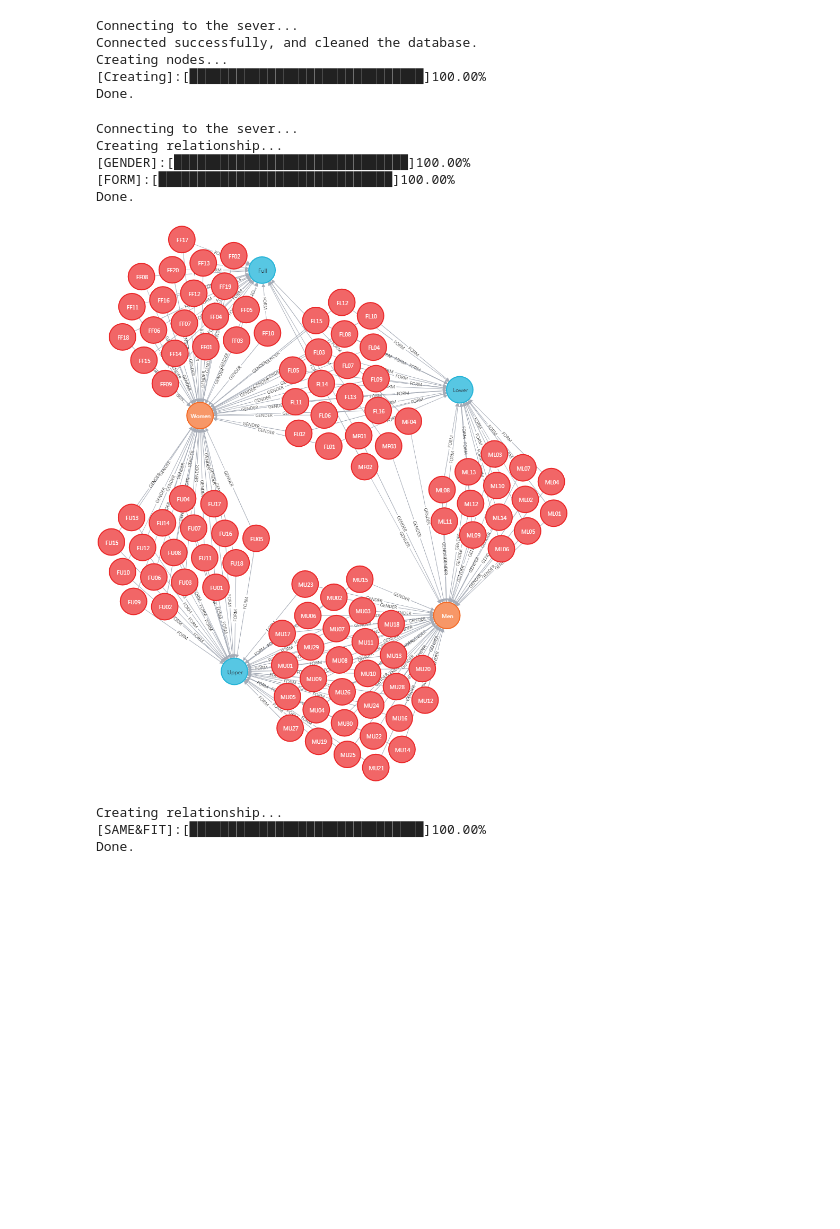
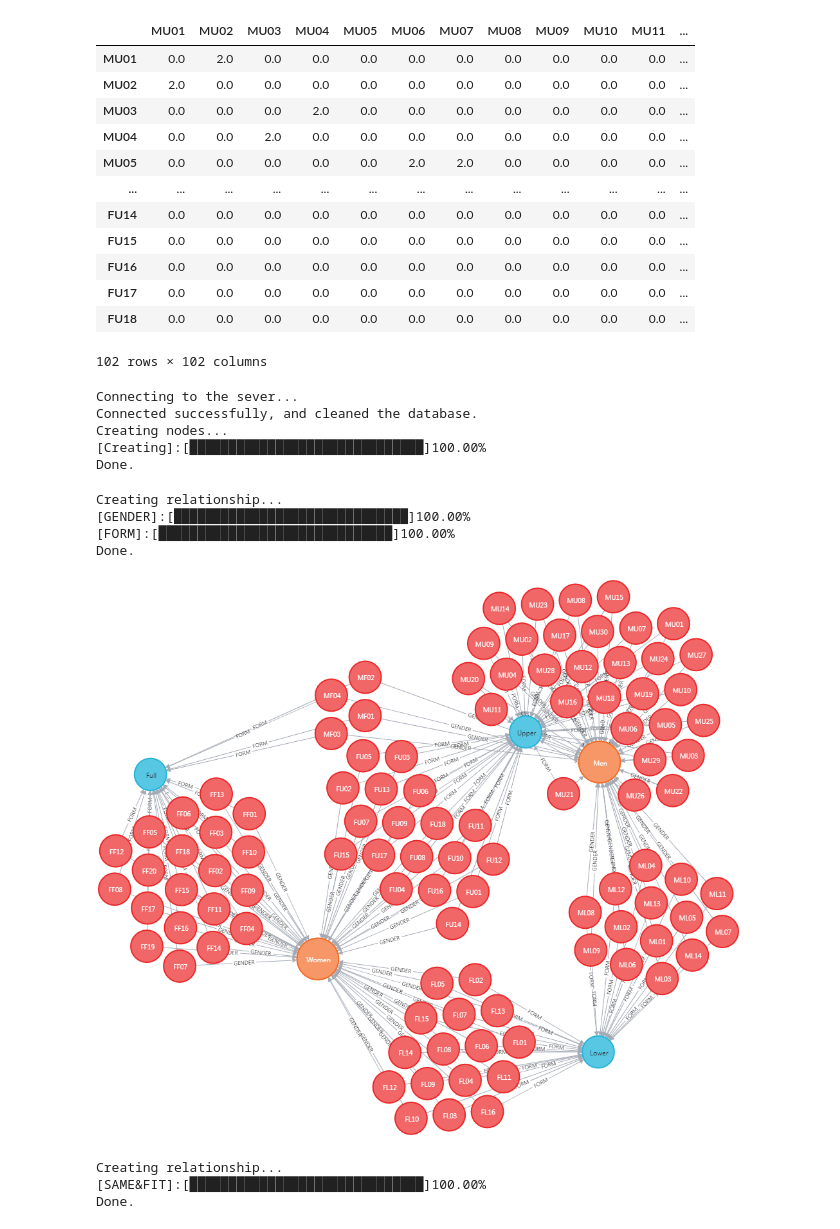
Before and after one commit to panghanwu/tibame_project, a Jupyter notebook: neo4j_import_database.ipynb, the cells around one changed output. Cells and saved outputs as stored; diff of their text form; code cells hidden in the pictures; blank space fills up the shorter version.

```diff
--- a/neo4j_import_database.ipynb
+++ b/neo4j_import_database.ipynb
@@ -23,17 +26,40 @@ Collecting neotime~=1.7.4
       Successfully uninstalled prompt-toolkit-1.0.18
 Successfully installed cryptography-3.2.1 docker-4.3.1 english-2020.7.0 monotonic-1.5 neotime-1.7.4 pansi-2020.7.3 prompt-toolkit-2.0.10 py2neo-2020.0.0 websocket-client-0.57.0
 # %%
+"""load data"""
 # login info
 info = pd.read_csv('login_info.csv', header=None)
 sever_link = info[0][0]
 pws = info[1][0]
 
-# load data
+# product info
 product_df = pd.read_csv('product_node.csv')
+# relation matrix
 relation_df = pd.read_csv('relationship_matrix.csv', index_col=0)
 
-# data preprocessing
-relation_df = relation_df.fillna(.0)  # fill None with .0
-relation_df = relation_df + relation_df.T  # diagonal symmetry
+"""Relation matrix preprocessing"""
+# fill None with .0
+relation_df = relation_df.fillna(0.0)
+
 psn = relation_df.index  # data list
 pn = len(psn)  # data size
+
+# add little fluctuation
+def fluctuate(d):
+  if d == 2.0 or d == 0.0:
+    return d
+  else:
+    r = round(random.uniform(-0.05,0.05), 3)
+    return d + r
+
+# def fluctuate(d):
+#   if d == 0:
+#     return d + 1
+
+for i in range(pn):
+  relation_df[psn[i]] = relation_df[psn[i]].apply(fluctuate)
+
+# diagonal symmetry
+relation_df = relation_df + relation_df.T
+
+product_df
@@ -40,2 +80,18 @@ pn = len(psn)  # data size
+# %%
+relation_df
+# %% [output]
+|  | MU01 | MU02 | MU03 | MU04 | MU05 | MU06 | MU07 | MU08 | MU09 | MU10 | MU11 | ... |
+| MU01 | 0.0 | 2.0 | 0.0 | 0.0 | 0.0 | 0.0 | 0.0 | 0.0 | 0.0 | 0.0 | 0.0 | ... |
+| MU02 | 2.0 | 0.0 | 0.0 | 0.0 | 0.0 | 0.0 | 0.0 | 0.0 | 0.0 | 0.0 | 0.0 | ... |
+| MU03 | 0.0 | 0.0 | 0.0 | 2.0 | 0.0 | 0.0 | 0.0 | 0.0 | 0.0 | 0.0 | 0.0 | ... |
+| MU04 | 0.0 | 0.0 | 2.0 | 0.0 | 0.0 | 0.0 | 0.0 | 0.0 | 0.0 | 0.0 | 0.0 | ... |
+| MU05 | 0.0 | 0.0 | 0.0 | 0.0 | 0.0 | 2.0 | 2.0 | 0.0 | 0.0 | 0.0 | 0.0 | ... |
+| ... | ... | ... | ... | ... | ... | ... | ... | ... | ... | ... | ... | ... |
+| FU14 | 0.0 | 0.0 | 0.0 | 0.0 | 0.0 | 0.0 | 0.0 | 0.0 | 0.0 | 0.0 | 0.0 | ... |
+| FU15 | 0.0 | 0.0 | 0.0 | 0.0 | 0.0 | 0.0 | 0.0 | 0.0 | 0.0 | 0.0 | 0.0 | ... |
+| FU16 | 0.0 | 0.0 | 0.0 | 0.0 | 0.0 | 0.0 | 0.0 | 0.0 | 0.0 | 0.0 | 0.0 | ... |
+| FU17 | 0.0 | 0.0 | 0.0 | 0.0 | 0.0 | 0.0 | 0.0 | 0.0 | 0.0 | 0.0 | 0.0 | ... |
+| FU18 | 0.0 | 0.0 | 0.0 | 0.0 | 0.0 | 0.0 | 0.0 | 0.0 | 0.0 | 0.0 | 0.0 | ... |
+102 rows × 102 columns
 # %%
 """
@@ -96,32 +153,28 @@ Creating nodes...
 Done.
 # %%
 """
+Set Relationships
 Note: node_generator script should be executed first.
 """
 
-print('Connecting to the sever...')
-
-# connect to Neo4j database
-fashion_map = neo.Graph(sever_link, password=pws)
-
 # create matcher
-matcher = neo.NodeMatcher(fashion_map)
+n_matcher = neo.NodeMatcher(fashion_map)
 
 # get product node
-product_node = matcher.match('Product')
+product_node = n_matcher.match('Product')
 product_node = list(product_node)
 # print(product_node[0]['sn'][0])
 
 print('Creating relationship...')
 
-"""Gender relationship"""
+"""GENDER relationship"""
 
 pgs = 0
 for i in range(pn):
   if product_node[i]['sn'][0] == 'M':
-    target_node = matcher.match('Gender', gender='Men')
+    target_node = n_matcher.match('Gender', gender='Men')
   else:
-    target_node = matcher.match('Gender', gender='Women')
+    target_node = n_matcher.match('Gender', gender='Women')
 
   r = neo.Relationship(product_node[i], 'GENDER', list(target_node)[0])
   fashion_map.merge(r)
@@ -133,18 +186,18 @@ for i in range(pn):
       float(pgs/pn*100)), end='')
 print()
 
-"""Form relationship"""
+"""FORM relationship"""
 
 pgs = 0
 for i in range(pn):
   if product_node[i]['sn'][1] == 'F':
-    target_node = matcher.match('Form', form='Full')
+    target_node = n_matcher.match('Form', form='Full')
 
   elif product_node[i]['sn'][1] == 'L':
-    target_node = matcher.match('Form', form='Lower')
+    target_node = n_matcher.match('Form', form='Lower')
 
   else:
-    target_node = matcher.match('Form', form='Upper')
+    target_node = n_matcher.match('Form', form='Upper')
 
   r = neo.Relationship(product_node[i], 'FORM', list(target_node)[0])
   fashion_map.merge(r)
@@ -157,11 +210,10 @@ for i in range(pn):
 
 print('\nDone.')
 # %% [output]
-Connecting to the sever...
 Creating relationship...
 [GENDER]:[██████████████████████████████]100.00%
 [FORM]:[██████████████████████████████]100.00%
 Done.
 # %% [markdown]
-![graph_lite.png](embedded-picture-1-old)
+![graph_lite3.png](embedded-picture-1-new)
 # %%
```
Also changed, not shown: parts of 20 cells of this notebook.
